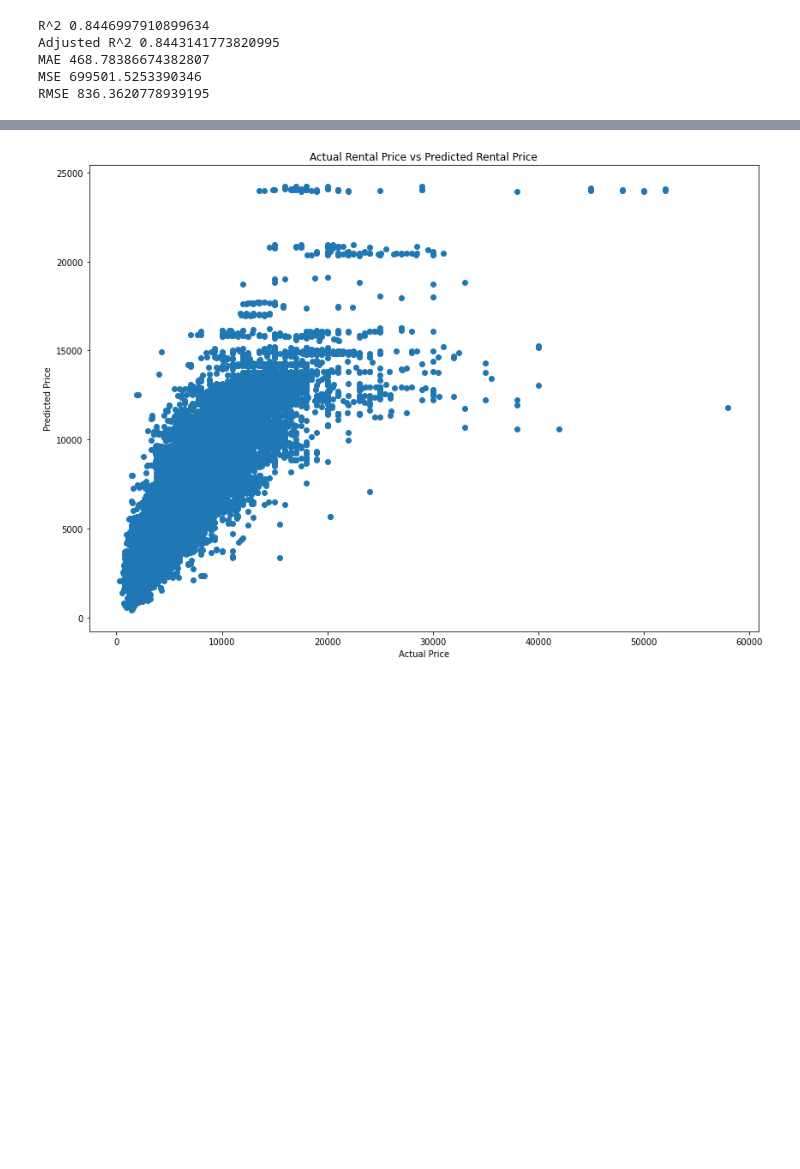
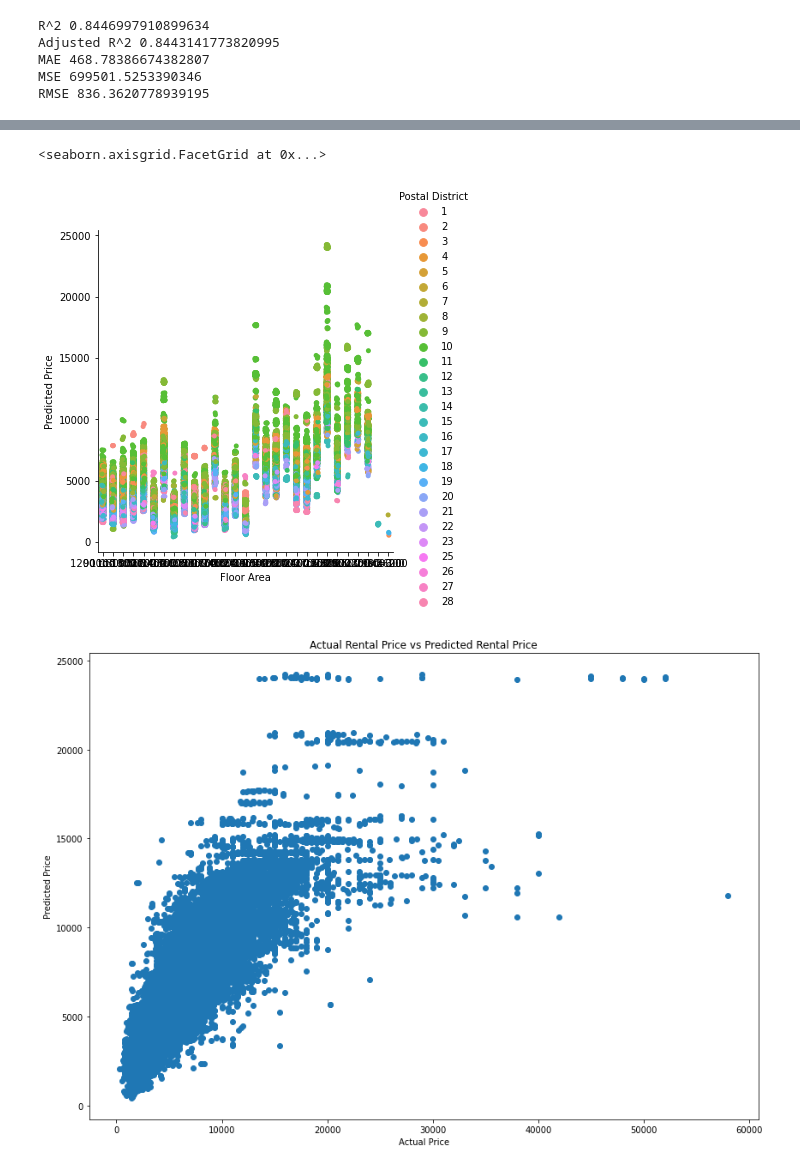
Before and after one commit to Veena-S/Learn-Python-Data-Science, a Jupyter notebook: P6-SgCondoRentPrediction/RentalPricePrediction_MultiLinearRegression-OneHot.ipynb, the cells around one changed output, grey strips where cells are left out. Drawn from its saved outputs; the diff is of its cells as text; code cells hidden in the pictures; blank space fills up the shorter version.

Commit message:
added sections for combining the trained input and predicted output

```diff
--- a/P6-SgCondoRentPrediction/RentalPricePrediction_MultiLinearRegression-OneHot.ipynb
+++ b/P6-SgCondoRentPrediction/RentalPricePrediction_MultiLinearRegression-OneHot.ipynb
@@ -41,5 +50,7 @@ pd.set_option('display.max_rows', None)
 
 import warnings
 warnings.filterwarnings("ignore")
+
+sns.set(rc={'figure.figsize':(16, 12)})
 # %% [markdown]
 ###### Data pre-processing
@@ -55,4 +57,5 @@ Index(['S/N', 'Building/Project Name', 'Street Name', 'Postal District',
 # %%
+# Names of the columns in the input dataset
 col_building = 'Building/Project Name'
 col_street_name = 'Street Name'
 col_postal_district = 'Postal District'
@@ -60,3 +63,9 @@ col_num_bedroom = 'No. of Bedroom(for Non-Landed Only)'
 col_monthly_rent = 'Monthly Gross Rent($)'
 col_floor_area = 'Floor Area (sq ft)'
 col_lease_date = 'Lease Commencement Date'
+# Names of the columns after regression and prediction.
+# Used mainly for visualization purpose
+col_actual_price = 'Actual Price'
+col_predicted_price = 'Predicted Price'
+col_floor_area_nosqft = 'Floor Area'
+col_building_name = 'Building Name'
@@ -170,0 +355,6 @@ RMSE 836.3620778939195
+# %%
+# Read the pickle file
+pickle_in = open("Trained_Rental_Model.pickle", "rb")
+# load that read model into linear model
+complete_trained_data_copy = pickle.load(pickle_in)
+complete_trained_data_copy.head()
@@ -170,0 +418,6 @@ RMSE 836.3620778939195
+# %%
+# Read the pickle file
+pickle_in = open("Ouput_Rental_Data.pickle", "rb")
+# load that read model into linear model
+complete_trained_data_copy = pickle.load(pickle_in)
+complete_trained_data_copy.head()
@@ -171,3 +462,14 @@ RMSE 836.3620778939195
+# %%
+# pyplot.figure(figsize=[14, 10])
+# pyplot.scatter(complete_trained_data_copy[col_floor_area_nosqft], complete_trained_data_copy[col_predicted_price])
+# pyplot.title("Square Feet vs Predicted Rent")
+# pyplot.xlabel(col_floor_area)
+# pyplot.ylabel(col_monthly_rent)
+
+plt_floor = sns.catplot(data = complete_trained_data_copy, x= col_floor_area_nosqft, y = col_predicted_price, hue = col_postal_district)
+# %% [output]
+<seaborn.axisgrid.FacetGrid at 0x...>
+[figure, added]
 # %%
 # Visualizing actual prices vs predicted values
 pyplot.figure(figsize=[14, 10])
```
Also changed, not shown: parts of 53 cells of this notebook, 2 other files.
